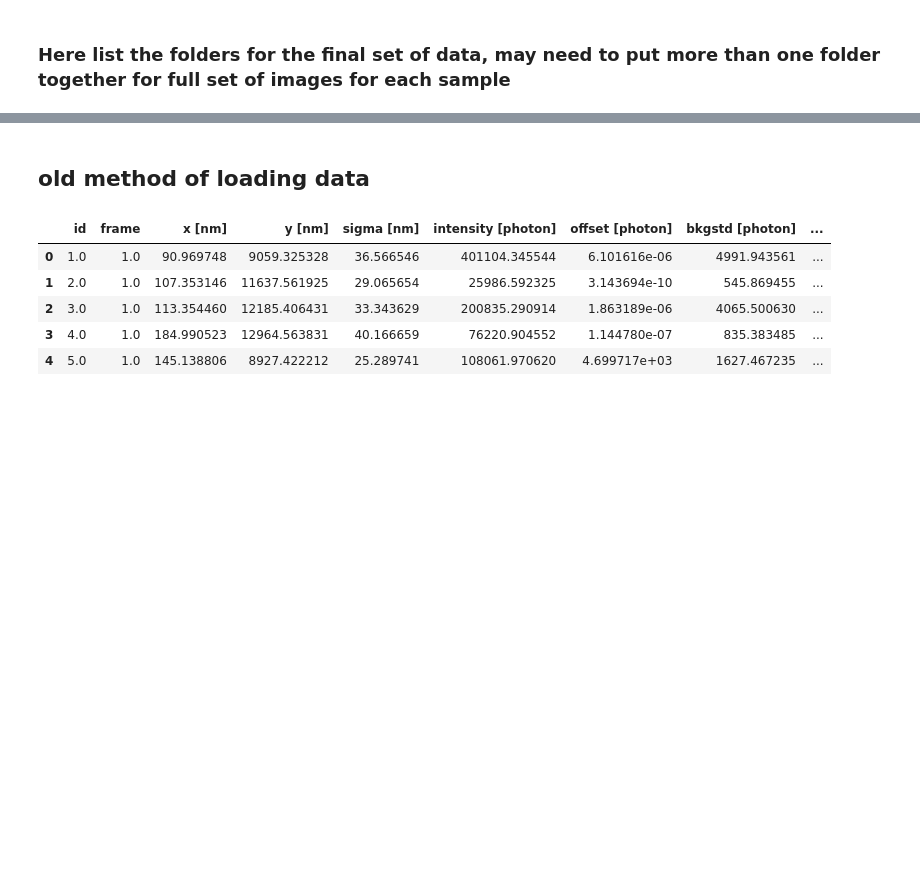
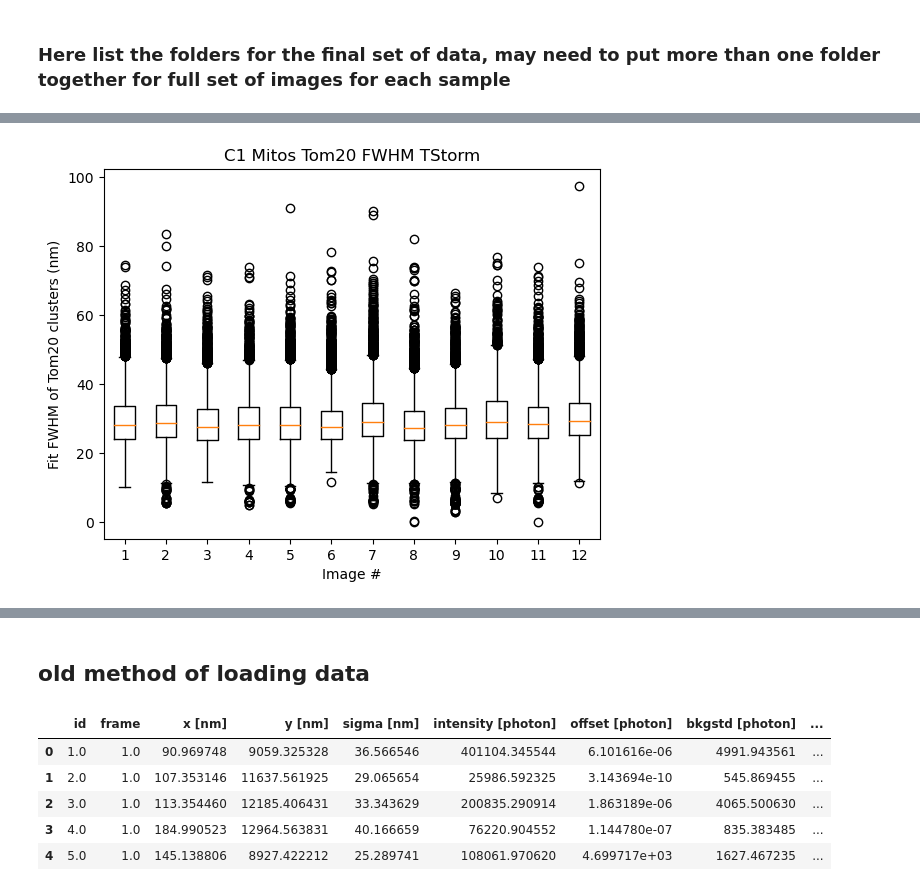
Before and after one commit to stephmeyer/STEDMitosActivity, a Jupyter notebook: Mitos_spot_analysis.ipynb, the cells around one changed output, grey strips where cells are left out. Saved outputs shown, nothing was run; the diff lists cells and outputs as text; code cells hidden in the pictures; blank space fills up the shorter version.

Commit message:
Updated analysis files

```diff
--- a/Mitos_spot_analysis.ipynb
+++ b/Mitos_spot_analysis.ipynb
@@ -55,10 +58,15 @@ FAP1_folder = "/Users/Stephanie/Library/CloudStorage/OneDrive-TheUniversityofCol
 # %%
-C2_folder = "/Users/Stephanie/Library/CloudStorage/OneDrive-TheUniversityofColoradoDenver/From Dropbox/STED/STED Data/231019/Control/2023-10-19 Pierce S "
-#Glu2_folder =
-FAP2_folder = "/Users/Stephanie/Library/CloudStorage/OneDrive-TheUniversityofColoradoDenver/From Dropbox/STED/STED Data/231019/4AP_3hours/2023-10-19 Pierce S "
+C2_folder = "/Users/Stephanie/Library/CloudStorage/OneDrive-TheUniversityofColoradoDenver/From Dropbox/STED/STED Data/231019/Control2/2023-10-19 Pierce S "
+C2_folder2 = "/Users/Stephanie/Library/CloudStorage/OneDrive-TheUniversityofColoradoDenver/From Dropbox/STED/STED Data/231117/Control2/2023-11-17 Pierce S "
+Glu2_folder = "/Users/Stephanie/Library/CloudStorage/OneDrive-TheUniversityofColoradoDenver/From Dropbox/STED/STED Data/231117/Glu2/2023-11-17 Pierce S "
+FAP2_folder = "/Users/Stephanie/Library/CloudStorage/OneDrive-TheUniversityofColoradoDenver/From Dropbox/STED/STED Data/231019/4AP2_3hours/2023-10-19 Pierce S "
 # %% [markdown]
 ### Here list the folders for the final set of data, may need to put more than one folder together for full set of images for each sample
 # %%
-C_folders = [C1_folder]
-Glu_folders = [Glu1_folder]
-FAP_folders = [FAP1_folder, FAP2_folder]
+#C_folders = [C1_folder,C2_folder, C2_folder2]
+C_folders = [C1_folder,C2_folder] # Wait for Stable for C2_folder2
+C_classifiers = ["IMG0021_Control_Classifier2","IMG0013 classifier"]
+Glu_folders = [Glu1_folder] #Wait for Stable and decon3D images for analysis of Glu2
+Glu_classifiers = ["Glutamate_Image14_Traindata_classifier_2"]
+FAP_folders = [FAP1_folder, FAP2_folder] #
+FAP_classifiers = ["IMG0041_4AP_classifier","IMG0012 4AP classifier"]
@@ -64,0 +115,2 @@ FAP_folders = [FAP1_folder, FAP2_folder]
+# %%
+C_stable_tiffs, C_masks, C_TStorm = process_folders(C_folders, C_classifiers)
@@ -64,0 +223,11 @@ FAP_folders = [FAP1_folder, FAP2_folder]
+# %%
+data1 = [result['sigma [nm]'] for result in C_TStorm[0]]
+#data = [df_glutamate_0p1uM_1['sigma [nm]'], df_glutamate_0p1uM_2['sigma [nm]'],df_glutamate_0p1uM_3['sigma [nm]'],df_glutamate_0p1uM_4['sigma [nm]'],df_glutamate_0p1uM_5['sigma [nm]']]
+fig1, ax1 = plt.subplots()
+ax1.set_title('C1 Mitos Tom20 FWHM TStorm')
+ax1.set_xlabel('Image #')
+ax1.boxplot(data1)
+ax1.set_ylabel('Fit FWHM of Tom20 clusters (nm)')
+plt.show()
+# %% [output]
+[figure, added]
```
Also changed, not shown: parts of 29 cells of this notebook, 2 other files.
